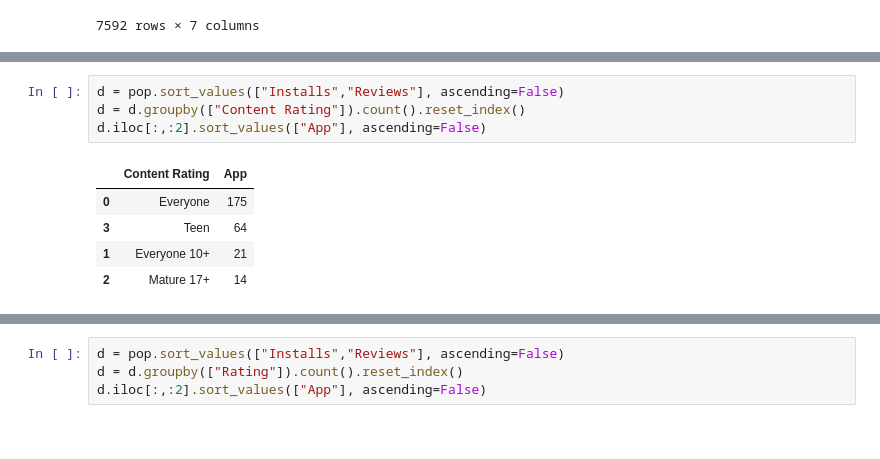
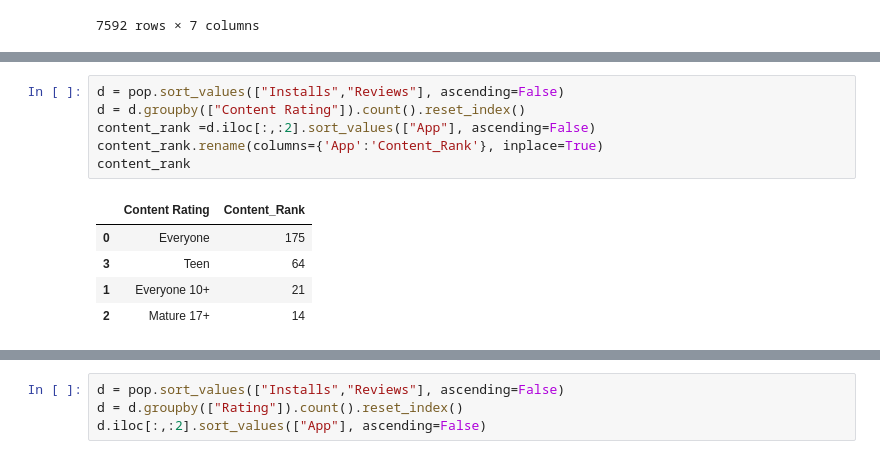
Before and after one commit to infoshareacademy/jdszr6-grupa-bez-nazwy, a Jupyter notebook: Python_project/Develop.ipynb, the cells around one changed output, grey strips where cells are left out. Saved outputs shown, nothing was run; the diff lists cells and outputs as text.

```diff
--- a/Python_project/Develop.ipynb
+++ b/Python_project/Develop.ipynb
@@ -93,9 +98,11 @@ d.iloc[:,:2].sort_values(["App"], ascending=False)
 # %%
 d = pop.sort_values(["Installs","Reviews"], ascending=False)
 d = d.groupby(["Content Rating"]).count().reset_index()
-d.iloc[:,:2].sort_values(["App"], ascending=False)
+content_rank =d.iloc[:,:2].sort_values(["App"], ascending=False)
+content_rank.rename(columns={'App':'Content_Rank'}, inplace=True)
+content_rank
 # %% [output]
-|  | Content Rating | App |
+|  | Content Rating | Content_Rank |
 | 0 | Everyone | 175 |
 | 3 | Teen | 64 |
 | 1 | Everyone 10+ | 21 |
```
Also changed, not shown: parts of 13 cells of this notebook, 1 other file.
